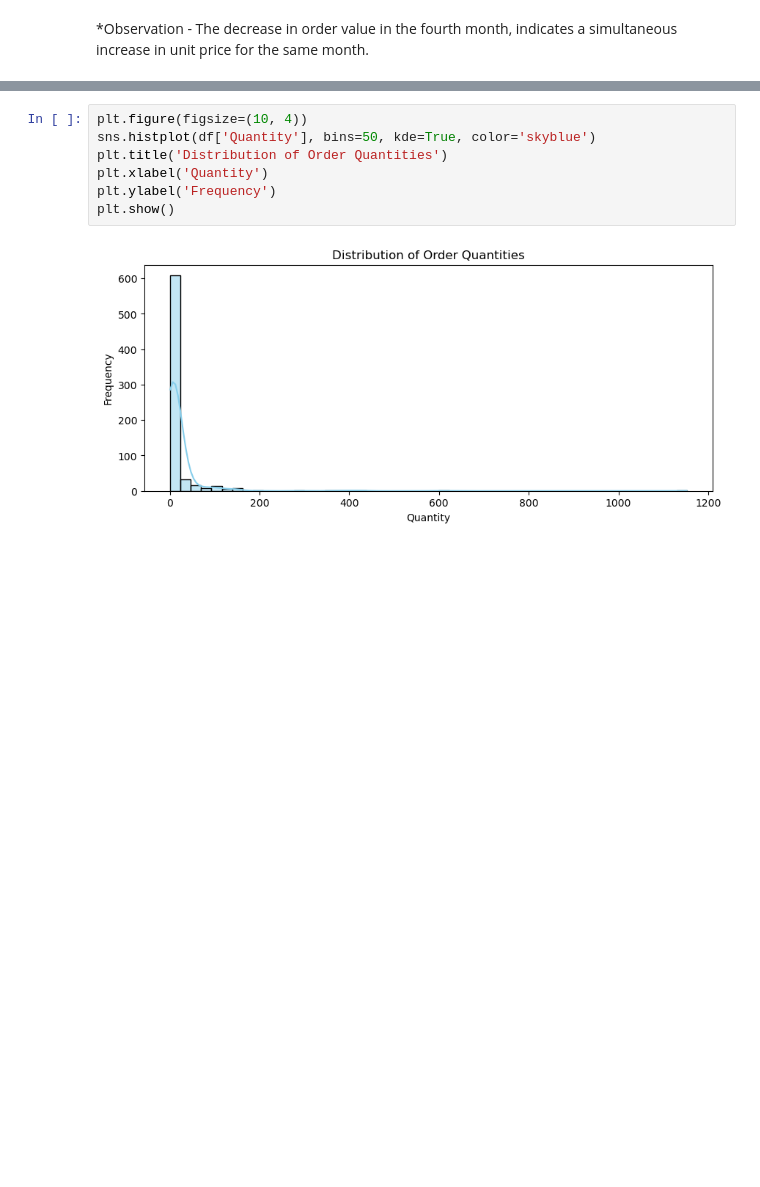
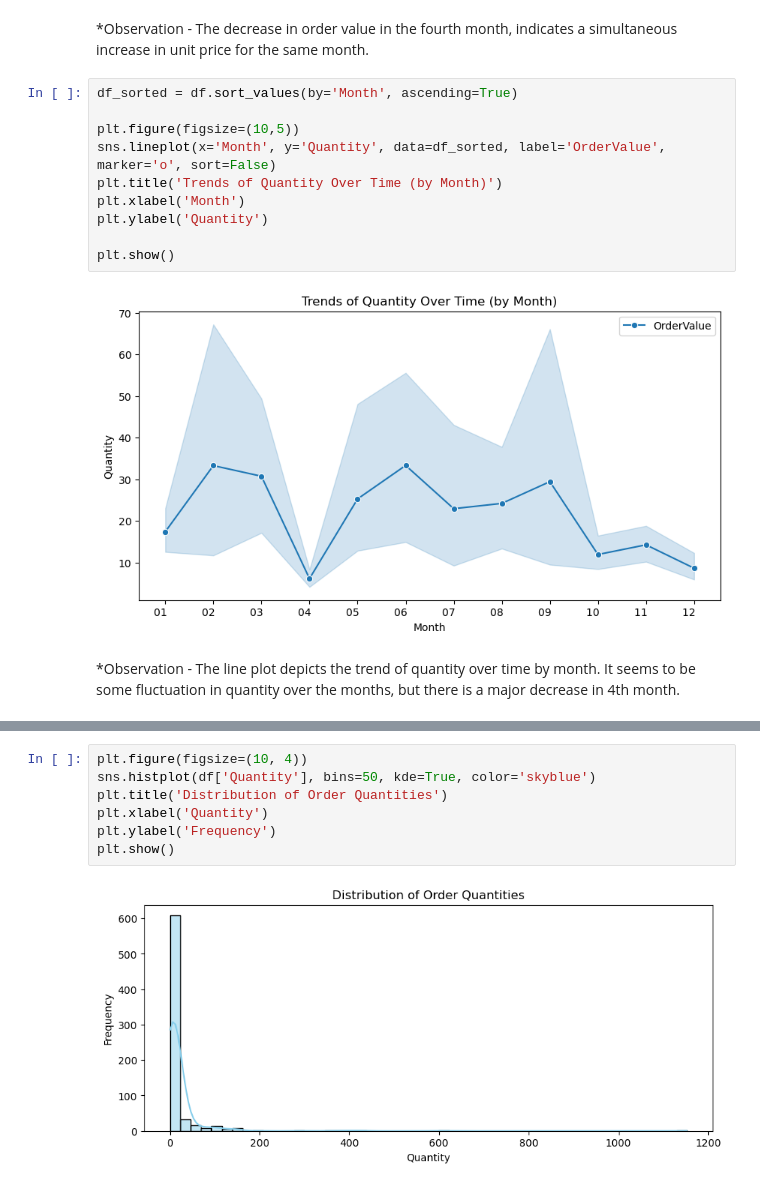
Before and after one commit to MoreRukmini/Capstone-Project, a Jupyter notebook: EDA Project.ipynb, the cells around one changed output, grey strips where cells are left out. Drawn from its saved outputs; the diff is of its cells as text; blank space fills up the shorter version.

```diff
--- a/EDA Project.ipynb
+++ b/EDA Project.ipynb
@@ -256,5 +281,19 @@ plt.legend();
 # %% [markdown]
 *Observation - The decrease in order value in the fourth month, indicates a simultaneous increase in unit price for the same month.
+# %%
+df_sorted = df.sort_values(by='Month', ascending=True)
+
+plt.figure(figsize=(10,5))
+sns.lineplot(x='Month', y='Quantity', data=df_sorted, label='OrderValue', marker='o', sort=False)
+plt.title('Trends of Quantity Over Time (by Month)')
+plt.xlabel('Month')
+plt.ylabel('Quantity')
+
+plt.show()
+# %% [output]
+[figure, added]
+# %% [markdown]
+*Observation - The line plot depicts the trend of quantity over time by month. It seems to be some fluctuation in quantity over the months, but there is a major decrease in 4th month.
 # %%
 df.sample()
 # %% [output]
```
Also changed, not shown: parts of 33 cells of this notebook.
